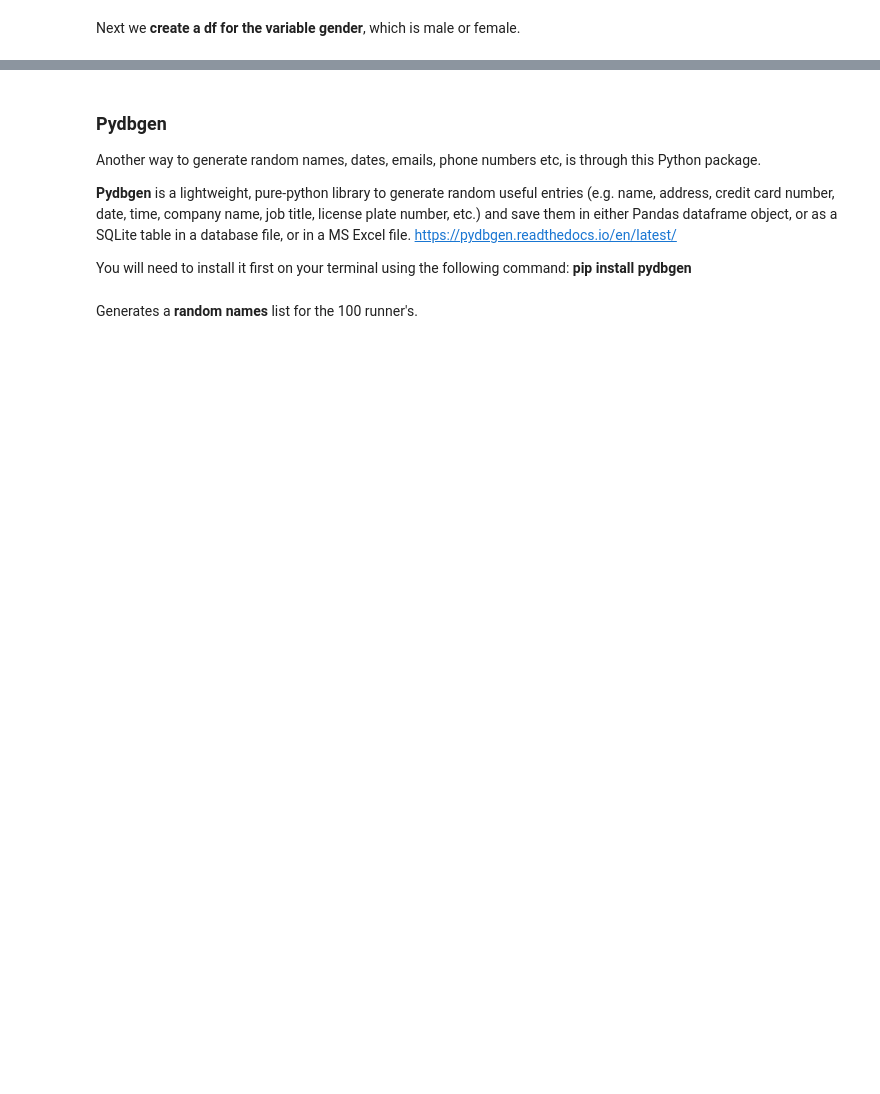
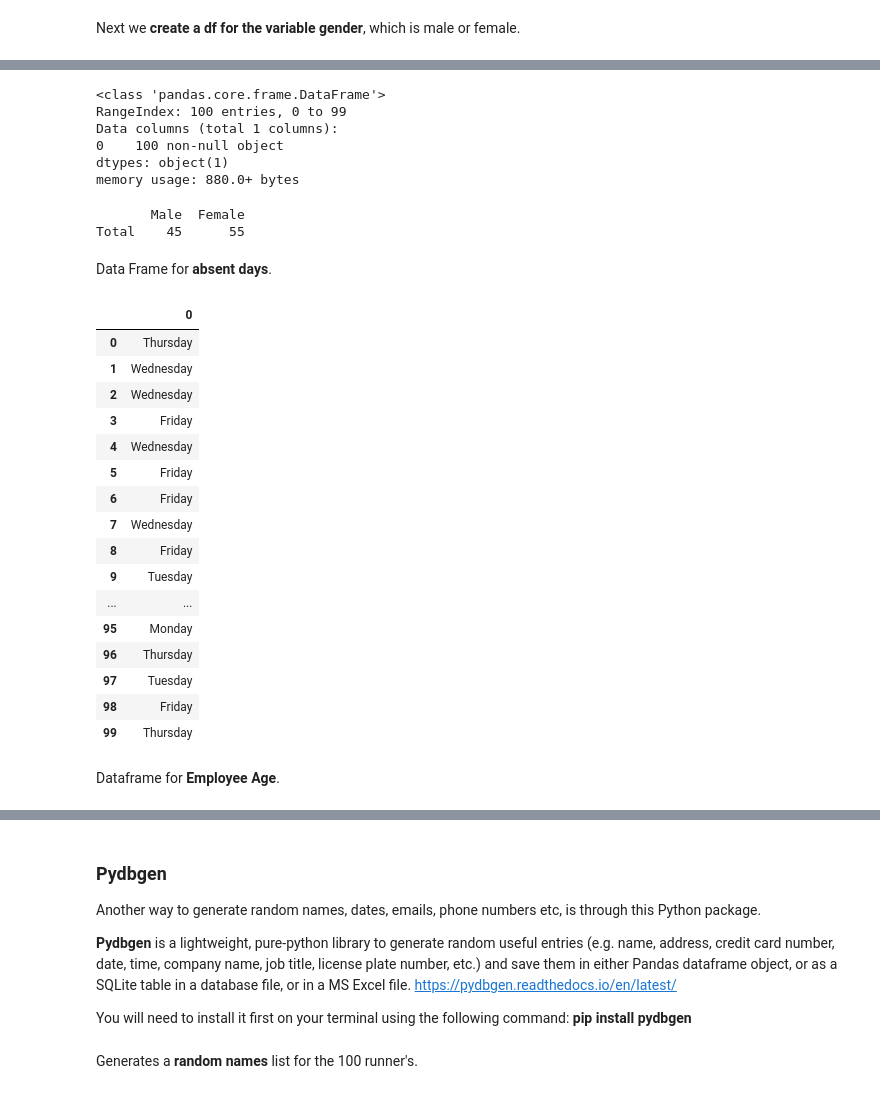
Before and after one commit to daithimarkham/Programming-for-Data-Analysis-Project-2019, a Jupyter notebook: Programming for Data Analysis Project 2019.ipynb, the cells around one changed output, grey strips where cells are left out. Saved outputs shown, nothing was run; the diff lists cells and outputs as text; code cells hidden in the pictures; blank space fills up the shorter version.

```diff
--- a/Programming for Data Analysis Project 2019.ipynb
+++ b/Programming for Data Analysis Project 2019.ipynb
@@ -145 +145,52 @@ df1 # Displays the gender.
 100 rows × 1 columns
+# %%
+df1.info()
+# %% [output]
+<class 'pandas.core.frame.DataFrame'>
+RangeIndex: 100 entries, 0 to 99
+Data columns (total 1 columns):
+0    100 non-null object
+dtypes: object(1)
+memory usage: 880.0+ bytes
+# %%
+Gender = (["Male", "Female"]) # This will create your list for education levels.
+
+# Assign 50 variables from gender to two genders (male/female) and create a dataframe for these values.
+df1 = pd.DataFrame(np.random.multinomial(100,[25/50.]*2, size=1))
+
+# Constructs a Pandas DataFrame with the education levels as column headers.
+df1.columns = (["Male", "Female"])
+
+df1.index = (["Total"]) # Label the index of the DataFrame as Total.
+
+print (df1) # Displays DataFrame
+# %% [output]
+       Male  Female
+Total    45      55
+# %% [markdown]
+Data Frame for **absent days**.
+# %%
+Absent_Day = (["Monday","Tuesday","Wednesday","Thursday","Friday"])
+df3 = pd.DataFrame(np.random.choice(Absent_Day, 100)) # Generates 100 random selections between 0 and 8 to represent days  of the week that was missed.
+# %%
+df3
+# %% [output]
+|  | 0 |
+| 0 | Thursday |
+| 1 | Wednesday |
+| 2 | Wednesday |
+| 3 | Friday |
+| 4 | Wednesday |
+| 5 | Friday |
+| 6 | Friday |
+| 7 | Wednesday |
+| 8 | Friday |
+| 9 | Tuesday |
+| ... | ... |
+| 95 | Monday |
+| 96 | Thursday |
+| 97 | Tuesday |
+| 98 | Friday |
+| 99 | Thursday |
+# %% [markdown]
+Dataframe for **Employee Age**.
```
Also changed, not shown: parts of 18 cells of this notebook.
